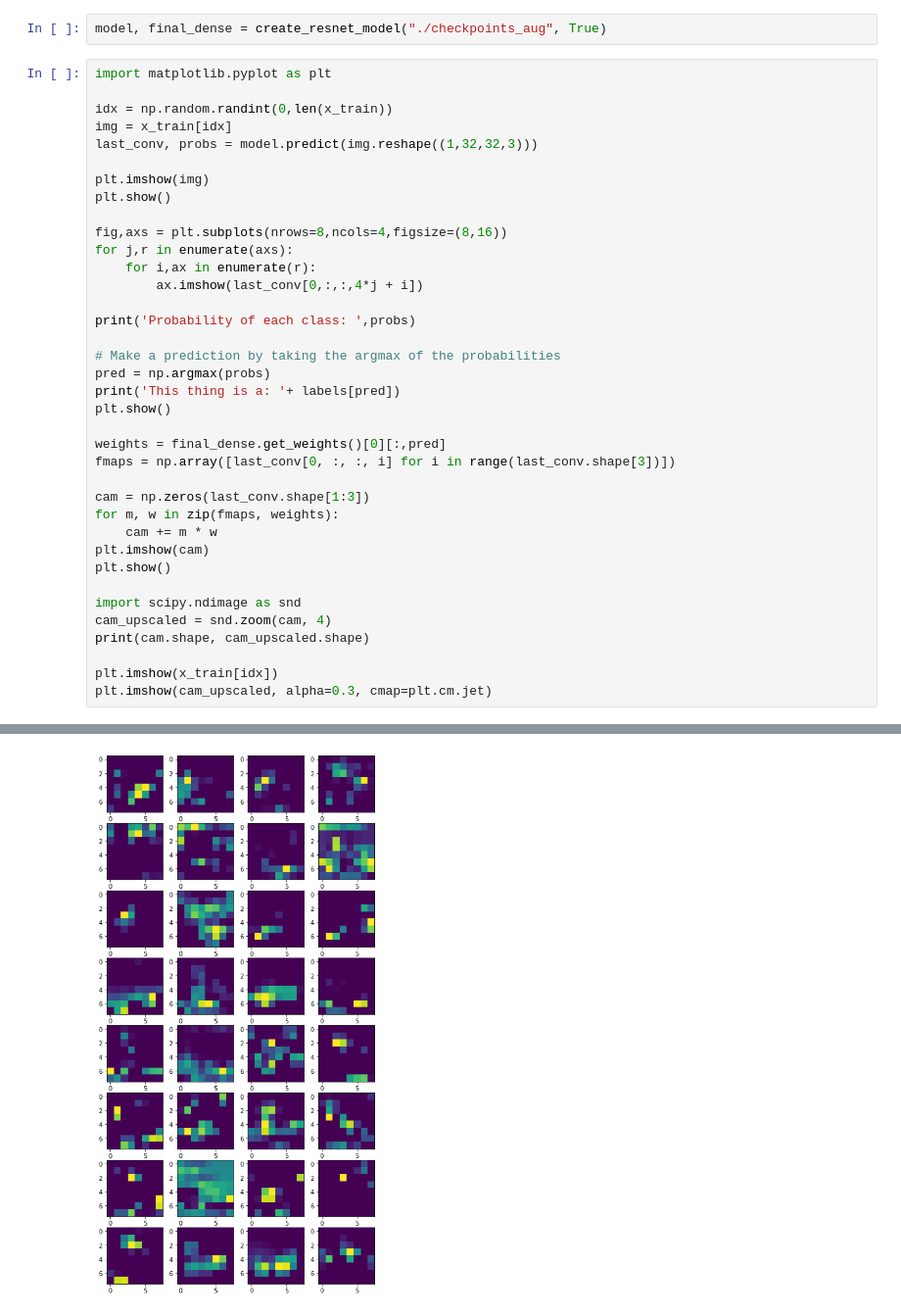
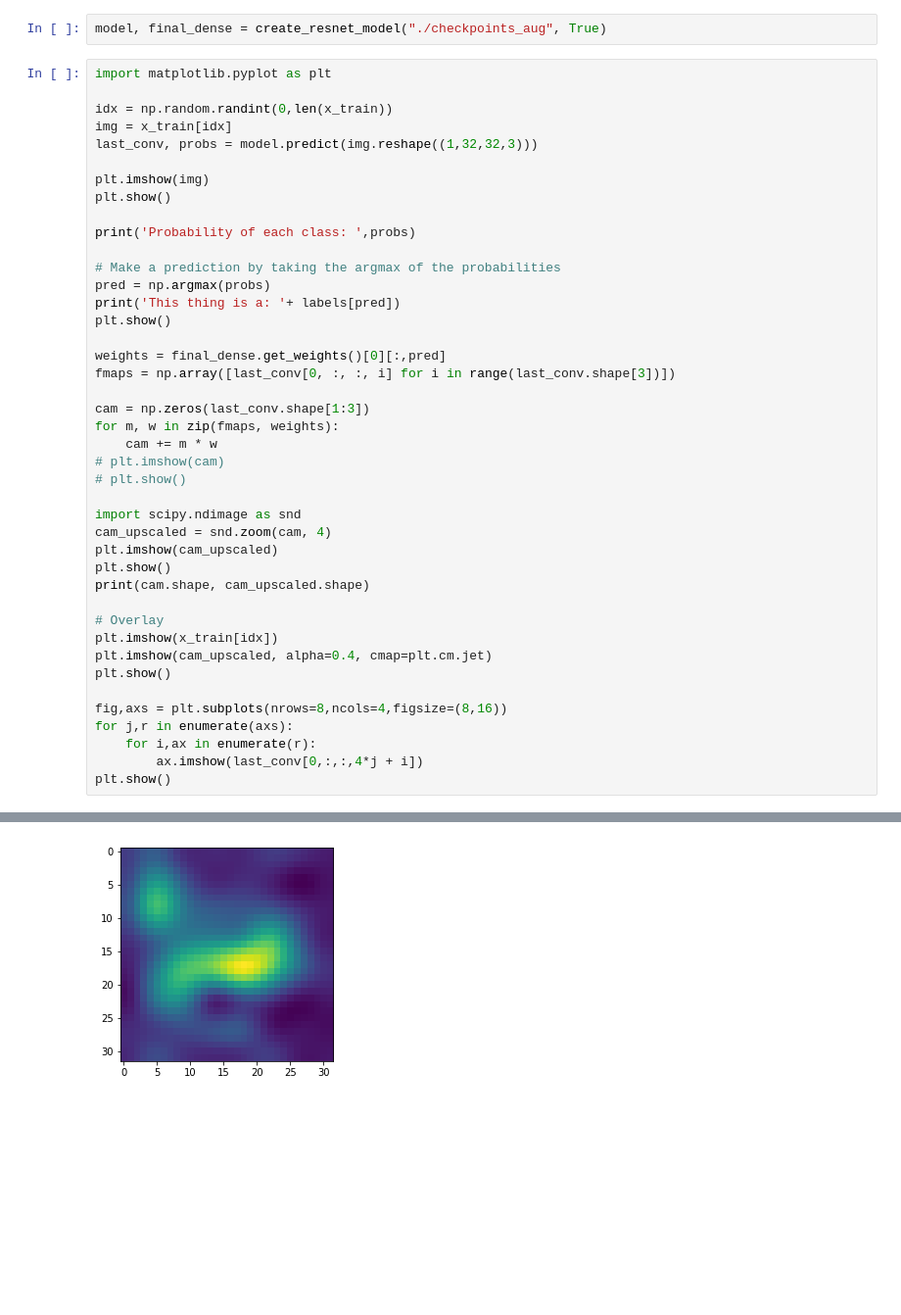
Before and after one commit to frigusgulo/190410_resnet, a Jupyter notebook: Resnet.ipynb, the cells around one changed output, grey strips where cells are left out. Shown at 98% size. Cells and saved outputs as stored; diff of their text form; blank space fills up the shorter version.

Commit message:
Reorder plots

```diff
--- a/Resnet.ipynb
+++ b/Resnet.ipynb
@@ -307,11 +307,6 @@ last_conv, probs = model.predict(img.reshape((1,32,32,3)))
 
 plt.imshow(img)
 plt.show()
-
-fig,axs = plt.subplots(nrows=8,ncols=4,figsize=(8,16))
-for j,r in enumerate(axs):
-    for i,ax in enumerate(r):
-        ax.imshow(last_conv[0,:,:,4*j + i])
 
 print('Probability of each class: ',probs)
 
@@ -326,13 +321,23 @@ fmaps = np.array([last_conv[0, :, :, i] for i in range(last_conv.shape[3])])
 cam = np.zeros(last_conv.shape[1:3])
 for m, w in zip(fmaps, weights):
     cam += m * w
-plt.imshow(cam)
-plt.show()
+# plt.imshow(cam)
+# plt.show()
 
 import scipy.ndimage as snd
 cam_upscaled = snd.zoom(cam, 4)
+plt.imshow(cam_upscaled)
+plt.show()
 print(cam.shape, cam_upscaled.shape)
 
+# Overlay
 plt.imshow(x_train[idx])
-plt.imshow(cam_upscaled, alpha=0.3, cmap=plt.cm.jet)
+plt.imshow(cam_upscaled, alpha=0.4, cmap=plt.cm.jet)
+plt.show()
+
+fig,axs = plt.subplots(nrows=8,ncols=4,figsize=(8,16))
+for j,r in enumerate(axs):
+    for i,ax in enumerate(r):
+        ax.imshow(last_conv[0,:,:,4*j + i])
+plt.show()
 # %% [output]
@@ -343 +348 @@ This thing is a: truck
-[figure, old version]
+[figure, new version]
```
Also changed, not shown: parts of 1 cell of this notebook.
